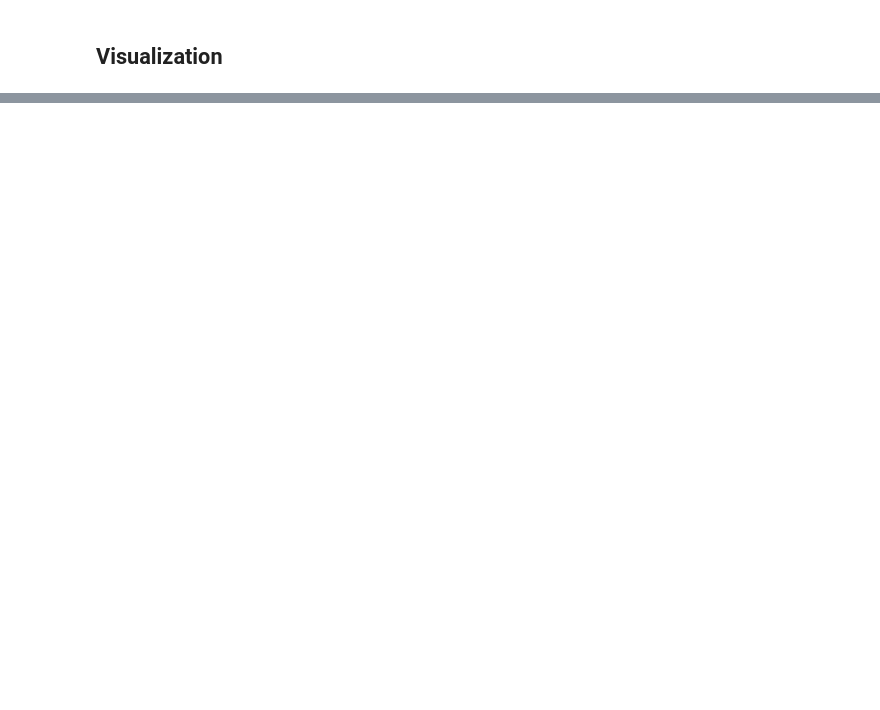
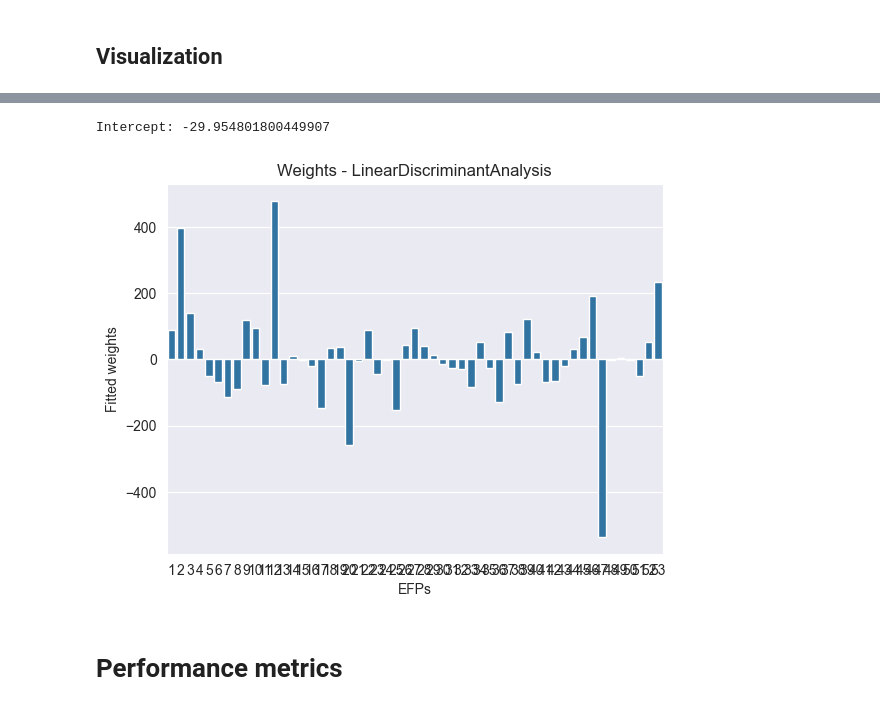
Before and after one commit to mathmartines/JetTagging, a Jupyter notebook: ML/EFPs/testing_algorithms/Bruno-EFPs-discriminant_analysis.ipynb, the cells around one changed output, grey strips where cells are left out. Cells and saved outputs as stored; diff of their text form; code cells hidden in the pictures; blank space fills up the shorter version.

```diff
--- a/ML/EFPs/testing_algorithms/Bruno-EFPs-discriminant_analysis.ipynb
+++ b/ML/EFPs/testing_algorithms/Bruno-EFPs-discriminant_analysis.ipynb
@@ -732,0 +71,32 @@ Confusion Matrix - test set:
+# %%
+def split(tagging):
+    # tagging = "top" ou não (para quark/gluon tagging)
+
+    # separação de variáveis preditoras (features) e alvo (target)
+    X_g,y_g = EFPg, np.zeros((EFPg.shape[0], 1))
+    X_q,y_q = EFPq, np.zeros((EFPq.shape[0], 1)) if tagging == "top" else np.ones((EFPq.shape[0], 1))
+    X_t,y_t = EFPt, np.ones((EFPt.shape[0], 1)) # não vai usar no caso tagging == qg
+
+    # particionamento (amostragem estratificada)
+    X_g_train, X_g_test, y_g_train, y_g_test = train_test_split(X_g, y_g, test_size=0.2, random_state=1)
+    X_q_train, X_q_test, y_q_train, y_q_test = train_test_split(X_q, y_q, test_size=0.2, random_state=1)
+    X_t_train, X_t_test, y_t_train, y_t_test = train_test_split(X_t, y_t, test_size=0.2, random_state=1) if tagging == "top" else [np.empty((0, arr.shape[1])) for arr in [X_q_train, X_q_test, y_q_train, y_q_test]]
+
+    # concatenando g, q, t
+    X_train, X_test, y_train, y_test = (
+        np.concatenate((X_g_train, X_q_train, X_t_train), axis=0),
+        np.concatenate((X_g_test, X_q_test, X_t_test), axis=0),
+        np.concatenate((y_g_train, y_q_train, y_t_train), axis=0),
+        np.concatenate((y_g_test, y_q_test, y_t_test), axis=0))
+
+    # normalização
+    X = np.concatenate((X_train, X_test), axis=0)
+    X = norm(n, X)
+    X_train, X_test = X[:len(X_train)], X[len(X_train):]
+
+    return X_train, X_test, y_train, y_test
+# %%
+# escolhendo se vamos fazer top tagging ou quark/gluon tagging
+tagging = "qg"
+# %%
+X_train, X_test, y_train, y_test = split(tagging)
@@ -732,0 +111,18 @@ Confusion Matrix - test set:
+# %%
+# se o model for linear, podemos obter o intercepto e os pesos
+# não executar essa célula se o modelo não possuir intercept_ ou coef_
+
+# intercept
+print('Intercept:', model.intercept_[0])
+
+# weights
+coef = model.coef_[0]
+sns.barplot (x=np.arange(1, len(coef)+1), y=coef)
+plt.xlabel("EFPs")
+plt.ylabel("Fitted weights")
+plt.title("Weights - LinearDiscriminantAnalysis");
+# %% [output]
+Intercept: -29.954801800449907
+[figure, added]
+# %% [markdown]
+# Performance metrics
```
Also changed, not shown: parts of 61 cells of this notebook.
